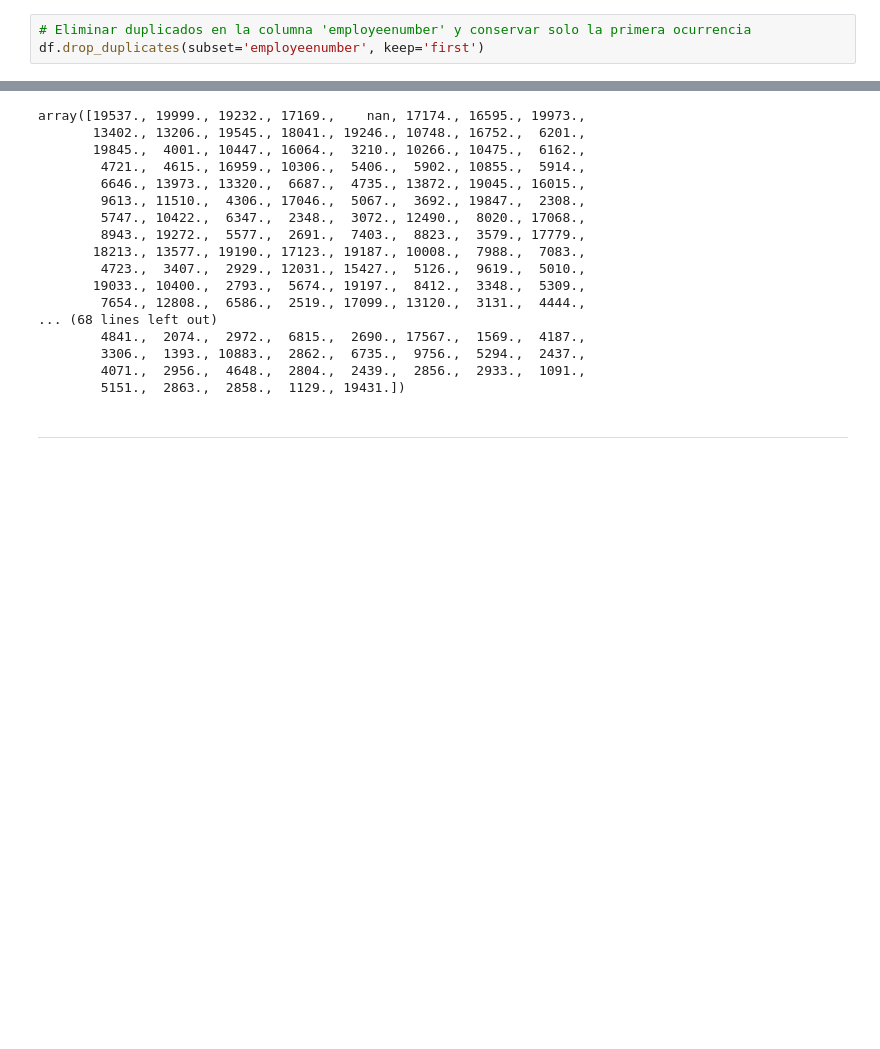
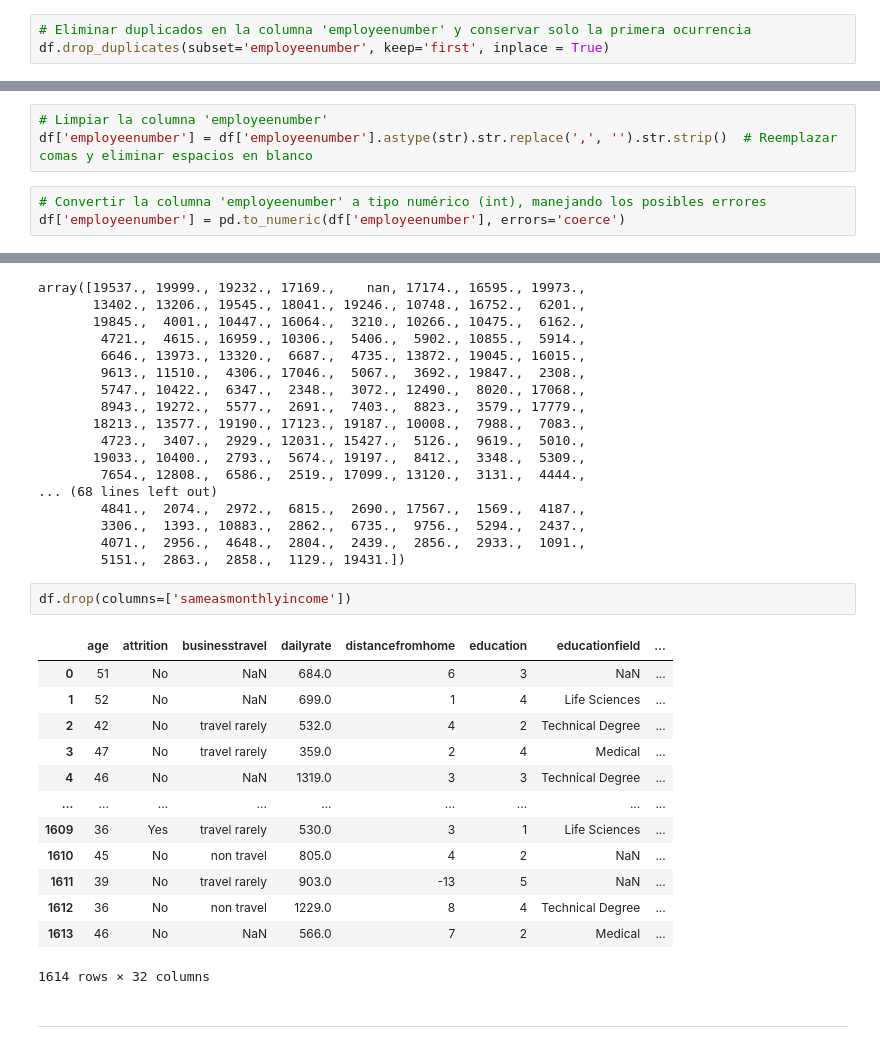
Before and after one commit to vanediar/proyecto-da-promo-a-pt-modulo-3-team-1, a Jupyter notebook: Limpieza/Project_limpio_OK.ipynb, the cells around one changed output, grey strips where cells are left out. Drawn from its saved outputs; the diff is of its cells as text; blank space fills up the shorter version.

Commit message:
se eliminan las columnas faltantes, se arregla el codigo de duplicados para generar un csv nuevo donde trabajar con los nulos

```diff
--- a/Limpieza/Project_limpio_OK.ipynb
+++ b/Limpieza/Project_limpio_OK.ipynb
@@ -606,3 +609,3 @@ EmpleyeeNumber 307,0 tiene diferencias en las columnas: ['businesstravel', 'jobr
 # %%
 # Eliminar duplicados en la columna 'employeenumber' y conservar solo la primera ocurrencia
-df.drop_duplicates(subset='employeenumber', keep='first')
+df.drop_duplicates(subset='employeenumber', keep='first', inplace = True)
@@ -623,3 +612,9 @@ df.drop_duplicates(subset='employeenumber', keep='first')
+# %%
+# Limpiar la columna 'employeenumber'
+df['employeenumber'] = df['employeenumber'].astype(str).str.replace(',', '').str.strip()  # Reemplazar comas y eliminar espacios en blanco
+# %%
+# Convertir la columna 'employeenumber' a tipo numérico (int), manejando los posibles errores
+df['employeenumber'] = pd.to_numeric(df['employeenumber'], errors='coerce')
 # %% [markdown]
 ---------------------
 # %% [markdown]
@@ -931,6 +925,22 @@ array([19537., 19999., 19232., 17169.,    nan, 17174., 16595., 19973.,
         3306.,  1393., 10883.,  2862.,  6735.,  9756.,  5294.,  2437.,
         4071.,  2956.,  4648.,  2804.,  2439.,  2856.,  2933.,  1091.,
         5151.,  2863.,  2858.,  1129., 19431.])
+# %%
+df.drop(columns=['sameasmonthlyincome'])
+# %% [output]
+|  | age | attrition | businesstravel | dailyrate | distancefromhome | education | educationfield | ... |
+| 0 | 51 | No | NaN | 684.0 | 6 | 3 | NaN | ... |
+| 1 | 52 | No | NaN | 699.0 | 1 | 4 | Life Sciences | ... |
+| 2 | 42 | No | travel rarely | 532.0 | 4 | 2 | Technical Degree | ... |
+| 3 | 47 | No | travel rarely | 359.0 | 2 | 4 | Medical | ... |
+| 4 | 46 | No | NaN | 1319.0 | 3 | 3 | Technical Degree | ... |
+| ... | ... | ... | ... | ... | ... | ... | ... | ... |
+| 1609 | 36 | Yes | travel rarely | 530.0 | 3 | 1 | Life Sciences | ... |
+| 1610 | 45 | No | non travel | 805.0 | 4 | 2 | NaN | ... |
+| 1611 | 39 | No | travel rarely | 903.0 | -13 | 5 | NaN | ... |
+| 1612 | 36 | No | non travel | 1229.0 | 8 | 4 | Technical Degree | ... |
+| 1613 | 46 | No | NaN | 566.0 | 7 | 2 | Medical | ... |
+1614 rows × 32 columns
 # %% [markdown]
 -------
 # %% [markdown]
```
Also changed, not shown: parts of 10 cells of this notebook, 3 other files.
